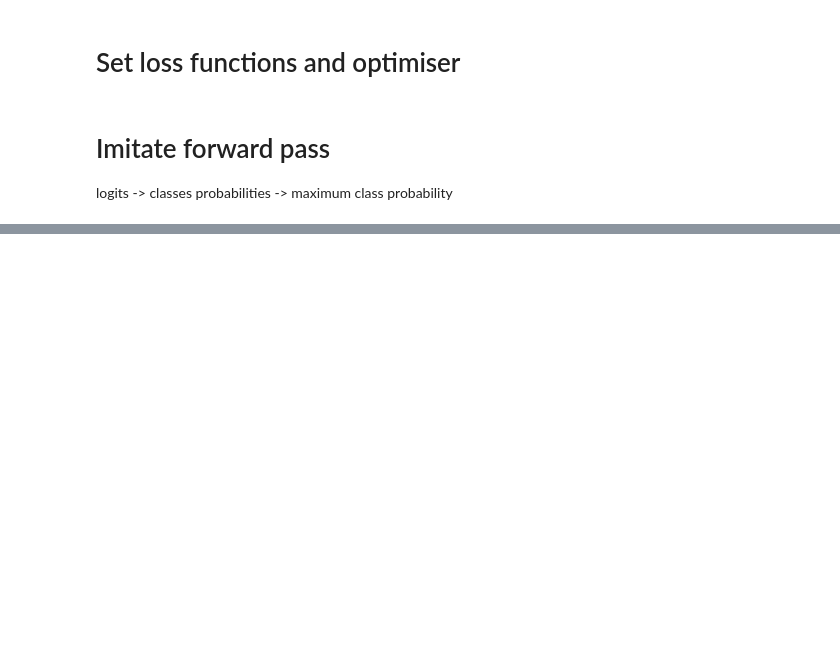
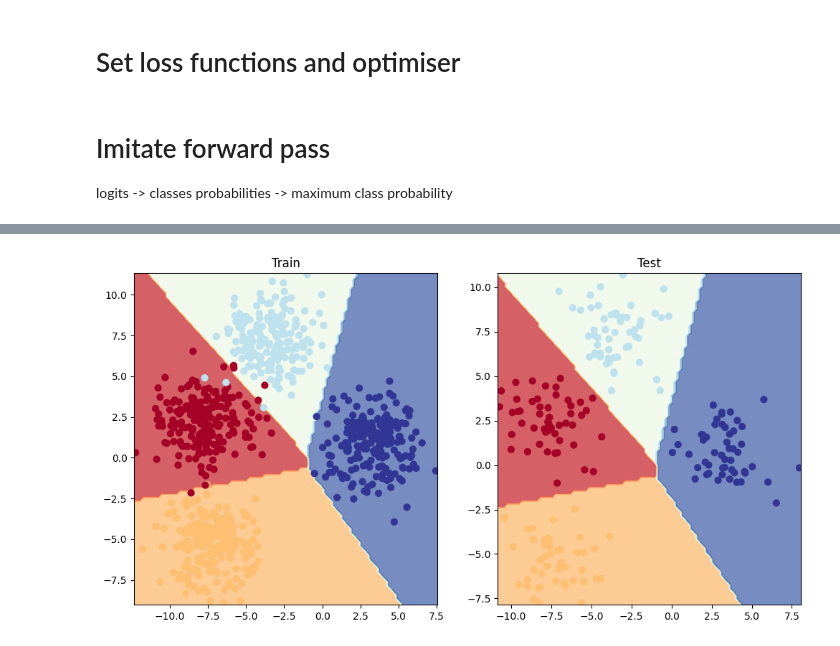
Before and after one commit to AnnaBozhenko/ML_course, a Jupyter notebook: 02_pyTorch_classification.ipynb, the cells around one changed output, grey strips where cells are left out. Cells and saved outputs as stored; diff of their text form; code cells hidden in the pictures; blank space fills up the shorter version.

Commit message:
Trained and tested cluster classification NN model.

```diff
--- a/02_pyTorch_classification.ipynb
+++ b/02_pyTorch_classification.ipynb
@@ -555,8 +541,5 @@ BlobClassification_v0(
   )
 )
-# %%
-train_X_blob = train_X_blob[0]
-test_X_blob = test_X_blob[0]
 # %% [markdown]
 # Set loss functions and optimiser
 # %%
@@ -586,0 +599,31 @@ tensor([0, 0, 2, 3, 2, 2, 2, 2, 0, 2, 2, 2, 0, 0, 2, 2, 0, 2, 2, 0, 2, 2, 2, 2,
+# %%
+for epoch in range(start_epoch_n, finish_epoch_n):
+  model_3.train()
+
+  train_blobs_logits = model_3(train_X_blob)
+
+  train_blob_preds = torch.softmax(train_blobs_logits, dim=1).argmax(dim=1)
+
+  train_acc = accuracy(train_y_blob, train_blob_preds)
+  train_loss = loss_fn(train_blobs_logits, train_y_blob)
+
+  optimiser.zero_grad()
+
+  train_loss.backward()
+
+  optimiser.step()
+
+  if epoch % test_step == 0:
+    model_3.eval()
+    with torch.inference_mode():
+      test_blob_logits = model_3(test_X_blob)
+
+      test_blob_preds = torch.softmax(test_blob_logits, dim=1).argmax(dim=1)
+
+      test_loss = loss_fn(test_blob_logits, test_y_blob)
+      test_acc = accuracy(test_y_blob, test_blob_preds)
+
+      print(f"epoch: {epoch}, test accuracy: {test_acc}%, test loss: {test_loss}")
+
+start_epoch_n = finish_epoch_n
+finish_epoch_n += epochs_n
@@ -586,0 +643,12 @@ tensor([0, 0, 2, 3, 2, 2, 2, 2, 0, 2, 2, 2, 0, 0, 2, 2, 0, 2, 2, 0, 2, 2, 2, 2,
+# %%
+plt.figure(figsize=(12, 6))
+
+plt.subplot(1, 2, 1)
+plt.title("Train")
+plot_decision_boundary(model_3, train_X_blob, train_y_blob)
+
+plt.subplot(1, 2, 2)
+plt.title("Test")
+plot_decision_boundary(model_3, test_X_blob, test_y_blob)
+# %% [output]
+[figure, added]
```
Also changed, not shown: parts of 24 cells of this notebook.
